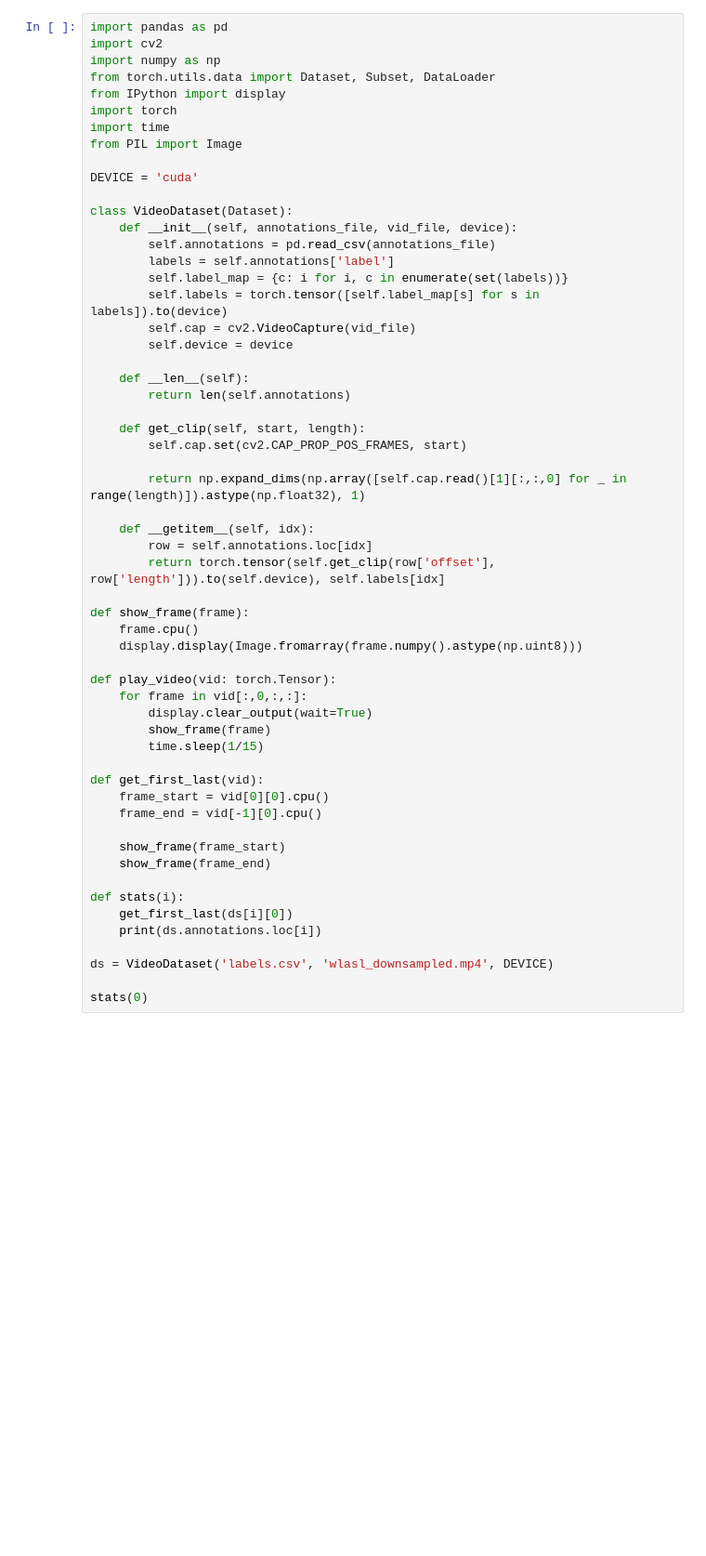
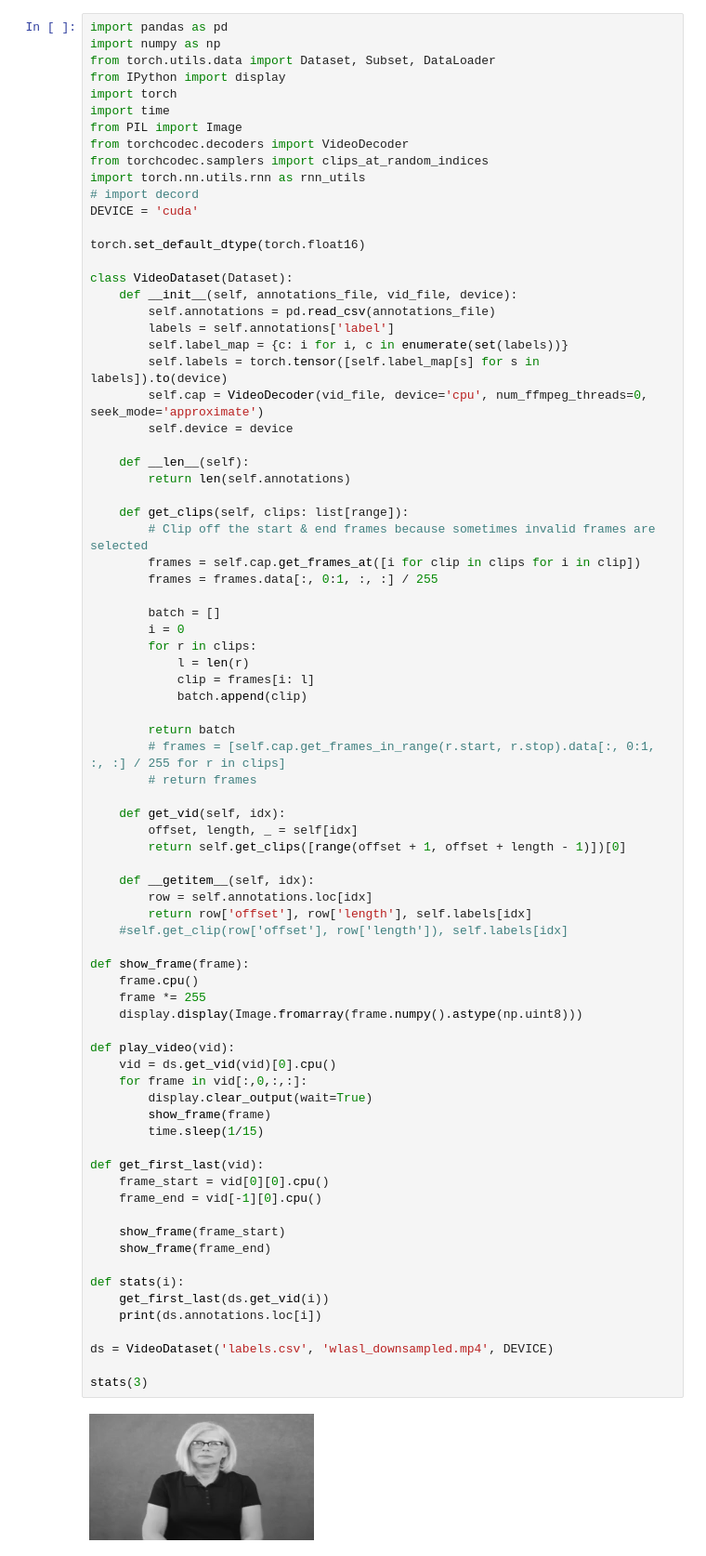
Before and after one commit to Itsskiip/WLASL-Detection, a Jupyter notebook: ml_model.ipynb, the cells around one changed output. Shown at 93% size. Cells and saved outputs as stored; diff of their text form; blank space fills up the shorter version.

Commit message:
attempt to integrate torchcodec to speed up data loading

```diff
--- a/ml_model.ipynb
+++ b/ml_model.ipynb
@@ -12,14 +22,18 @@ Requirement already satisfied: six>=1.5 in c:\users\skipz\appdata\roaming\python
 # %%
 import pandas as pd
-import cv2
 import numpy as np
 from torch.utils.data import Dataset, Subset, DataLoader
 from IPython import display
 import torch
 import time
 from PIL import Image
+from torchcodec.decoders import VideoDecoder
+from torchcodec.samplers import clips_at_random_indices
+import torch.nn.utils.rnn as rnn_utils
+# import decord
+DEVICE = 'cuda'
 
-DEVICE = 'cuda'
+torch.set_default_dtype(torch.float16)
 
 class VideoDataset(Dataset):
     def __init__(self, annotations_file, vid_file, device):
@@ -27,43 +41,62 @@ class VideoDataset(Dataset):
         labels = self.annotations['label']
         self.label_map = {c: i for i, c in enumerate(set(labels))}
         self.labels = torch.tensor([self.label_map[s] for s in labels]).to(device)
-        self.cap = cv2.VideoCapture(vid_file)
+        self.cap = VideoDecoder(vid_file, device='cpu', num_ffmpeg_threads=0, seek_mode='approximate')
         self.device = device
 
     def __len__(self):
         return len(self.annotations)
 
-    def get_clip(self, start, length):
-        self.cap.set(cv2.CAP_PROP_POS_FRAMES, start)
+    def get_clips(self, clips: list[range]):
+        # Clip off the start & end frames because sometimes invalid frames are selected
+        frames = self.cap.get_frames_at([i for clip in clips for i in clip])
+        frames = frames.data[:, 0:1, :, :] / 255
 
-        return np.expand_dims(np.array([self.cap.read()[1][:,:,0] for _ in range(length)]).astype(np.float32), 1)
+        batch = []
+        i = 0
+        for r in clips:
+            l = len(r)
+            clip = frames[i: l]
+            batch.append(clip)
+
+        return batch
+        # frames = [self.cap.get_frames_in_range(r.start, r.stop).data[:, 0:1, :, :] / 255 for r in clips]
+        # return frames
+
+    def get_vid(self, idx):
+        offset, length, _ = self[idx]
+        return self.get_clips([range(offset + 1, offset + length - 1)])[0]
 
     def __getitem__(self, idx):
         row = self.annotations.loc[idx]
-        return torch.tensor(self.get_clip(row['offset'], row['length'])).to(self.device), self.labels[idx]
+        return row['offset'], row['length'], self.labels[idx]
+    #self.get_clip(row['offset'], row['length']), self.labels[idx]
 
 def show_frame(frame):
     frame.cpu()
+    frame *= 255
     display.display(Image.fromarray(frame.numpy().astype(np.uint8)))
 
-def play_video(vid: torch.Tensor):
+def play_video(vid):
+    vid = ds.get_vid(vid)[0].cpu()
     for frame in vid[:,0,:,:]:
         display.clear_output(wait=True)
         show_frame(frame)
         time.sleep(1/15)
 
 def get_first_last(vid):
     frame_start = vid[0][0].cpu()
     frame_end = vid[-1][0].cpu()
 
     show_frame(frame_start)
     show_frame(frame_end)
 
 def stats(i):
-    get_first_last(ds[i][0])
+    get_first_last(ds.get_vid(i))
     print(ds.annotations.loc[i])
 
 ds = VideoDataset('labels.csv', 'wlasl_downsampled.mp4', DEVICE)
 
-stats(0)
+stats(3)
 # %% [output]
+[figure, added]
```
Also changed, not shown: parts of 6 cells of this notebook.
